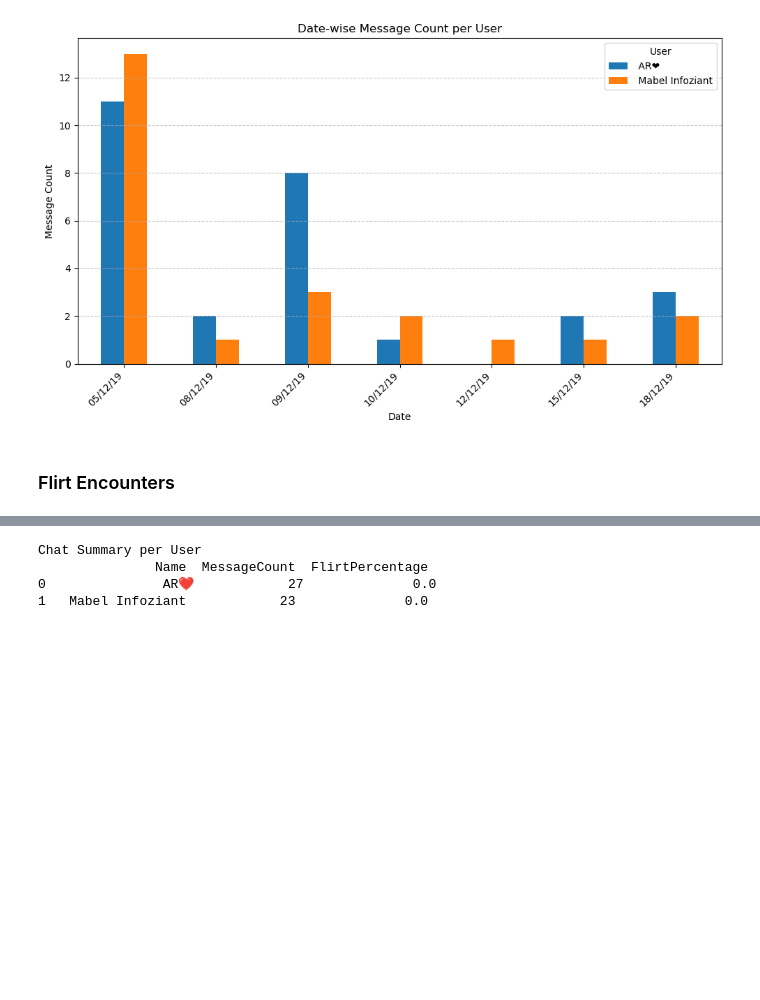
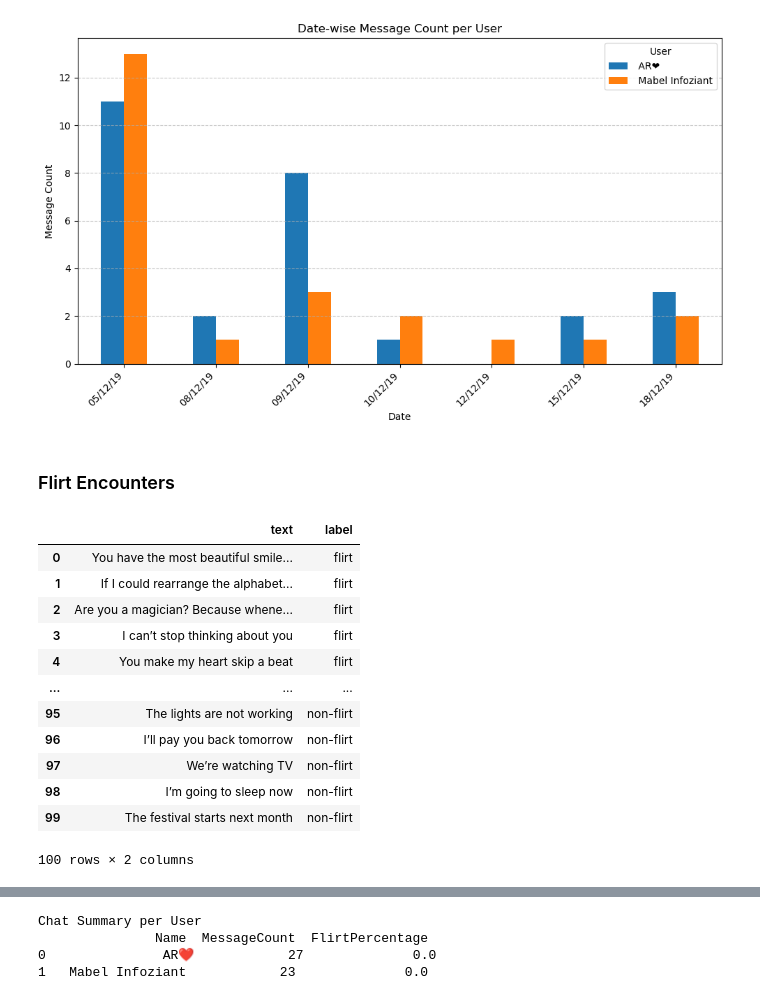
Before and after one commit to LakshmiMeyyappan/Week-13-Natural-Language-Processing-NLP-, a Jupyter notebook: NLP-Assignment_WhatsAppChat.ipynb, the cells around one changed output, grey strips where cells are left out. Drawn from its saved outputs; the diff is of its cells as text; code cells hidden in the pictures; blank space fills up the shorter version.

```diff
--- a/NLP-Assignment_WhatsAppChat.ipynb
+++ b/NLP-Assignment_WhatsAppChat.ipynb
@@ -353,0 +359,18 @@ plt.show()
+# %%
+flirt_df = pd.read_csv("flirt_dataset.csv")
+# %%
+flirt_df
+# %% [output]
+|  | text | label |
+| 0 | You have the most beautiful smile... | flirt |
+| 1 | If I could rearrange the alphabet... | flirt |
+| 2 | Are you a magician? Because whene... | flirt |
+| 3 | I can’t stop thinking about you | flirt |
+| 4 | You make my heart skip a beat | flirt |
+| ... | ... | ... |
+| 95 | The lights are not working | non-flirt |
+| 96 | I’ll pay you back tomorrow | non-flirt |
+| 97 | We’re watching TV | non-flirt |
+| 98 | I’m going to sleep now | non-flirt |
+| 99 | The festival starts next month | non-flirt |
+100 rows × 2 columns
```
Also changed, not shown: parts of 4 cells of this notebook.
